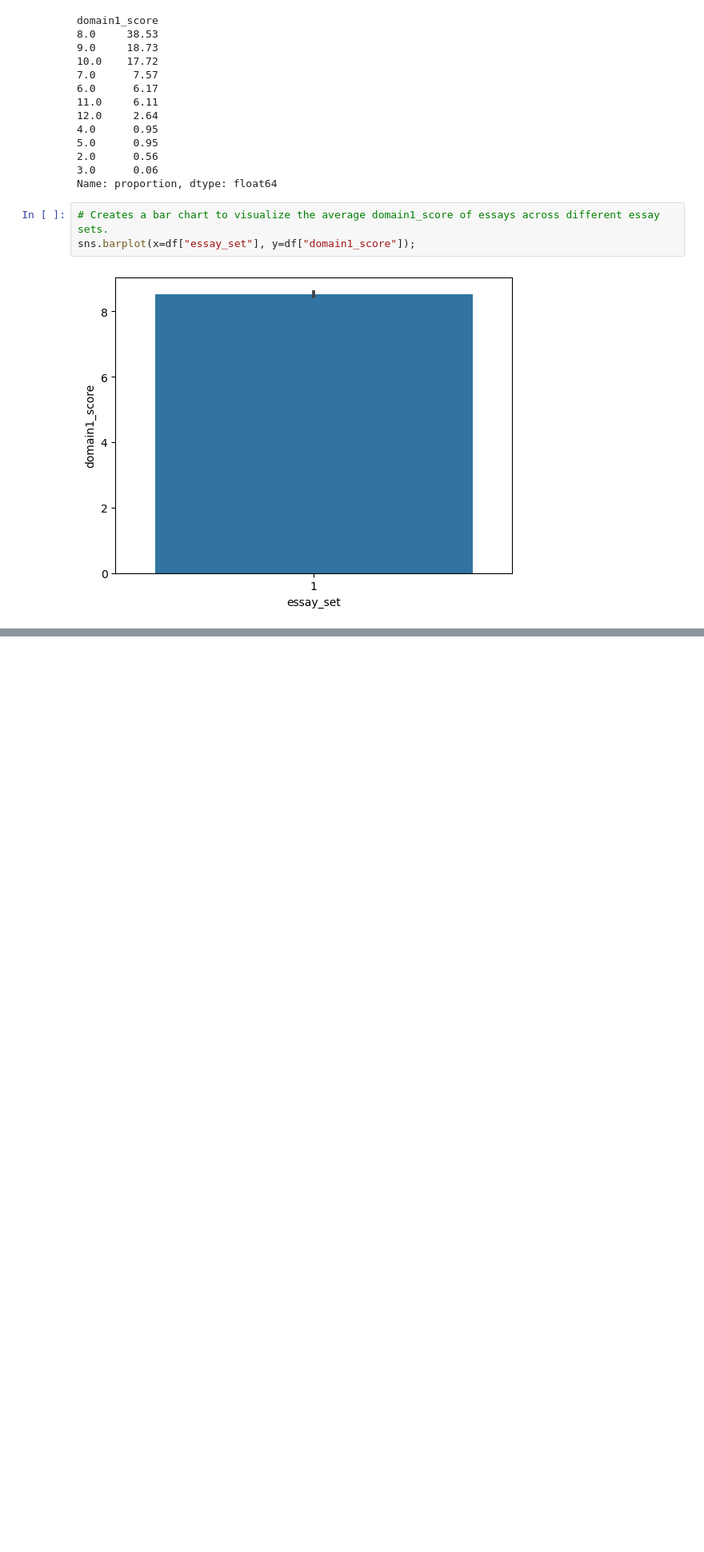
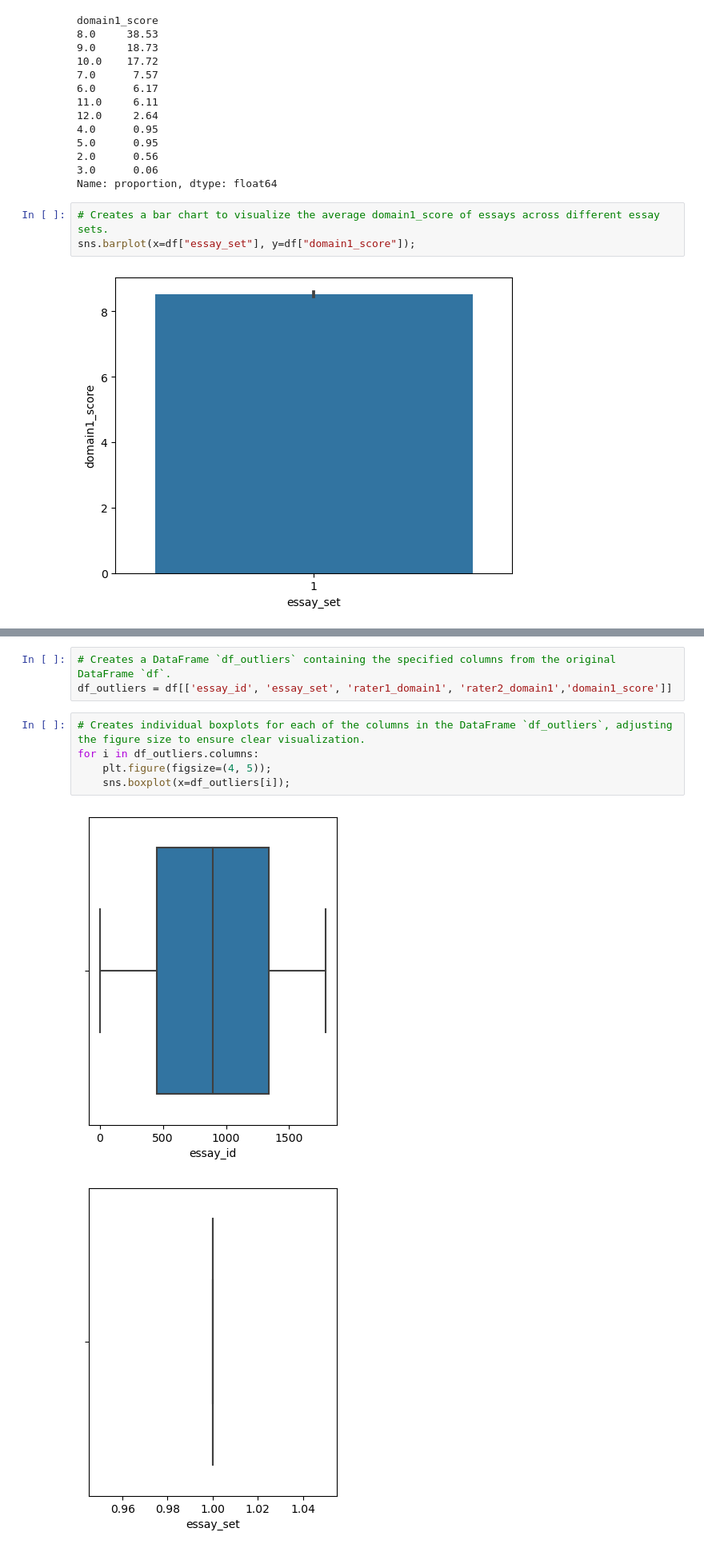
Before and after one commit to Group7-DSTI/ML-project, a Jupyter notebook: projet2_nlp.ipynb, the cells around one changed output, grey strips where cells are left out. Shown at 80% size. Saved outputs shown, nothing was run; the diff lists cells and outputs as text; blank space fills up the shorter version.

```diff
--- a/projet2_nlp.ipynb
+++ b/projet2_nlp.ipynb
@@ -190,0 +203,11 @@ sns.barplot(x=df["essay_set"], y=df["domain1_score"]);
+# %%
+# Creates a DataFrame `df_outliers` containing the specified columns from the original DataFrame `df`.
+df_outliers = df[['essay_id', 'essay_set', 'rater1_domain1', 'rater2_domain1','domain1_score']]
+# %%
+# Creates individual boxplots for each of the columns in the DataFrame `df_outliers`, adjusting the figure size to ensure clear visualization.
+for i in df_outliers.columns:
+    plt.figure(figsize=(4, 5));
+    sns.boxplot(x=df_outliers[i]);
+# %% [output]
+[figure, added]
+[figure, added]
```
Also changed, not shown: parts of 3 cells of this notebook, 1 other file.
